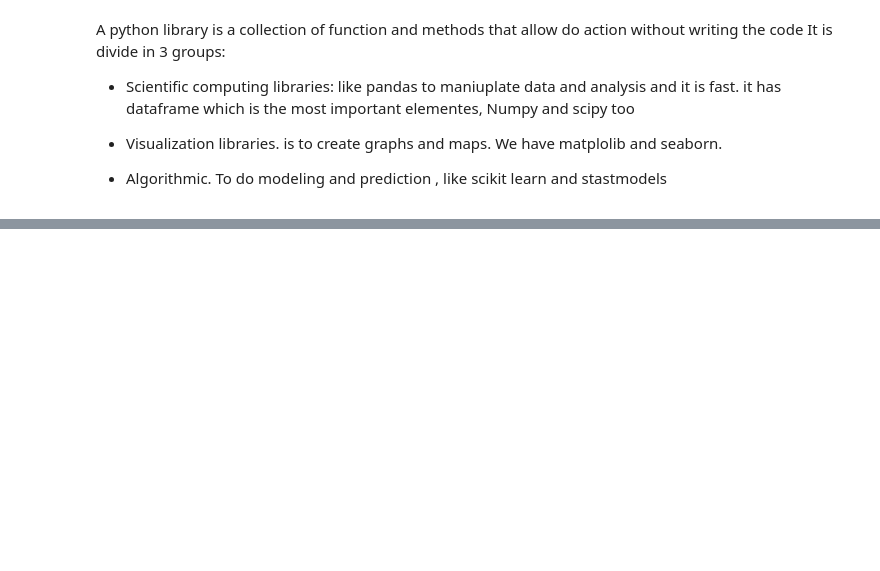
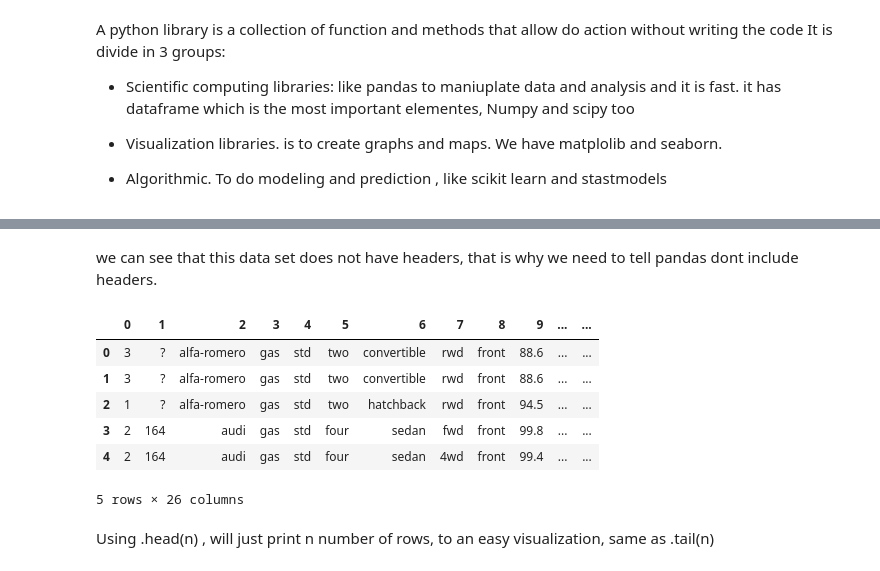
Before and after one commit to PosgradoMNA/actividades-de-aprendizaje-rafaelsangarcia, a Jupyter notebook: Semana4/IBM/IBM_Modulo1_A01182780.ipynb, the cells around one changed output, grey strips where cells are left out. Saved outputs shown, nothing was run; the diff lists cells and outputs as text; code cells hidden in the pictures; blank space fills up the shorter version.

```diff
--- a/Semana4/IBM/IBM_Modulo1_A01182780.ipynb
+++ b/Semana4/IBM/IBM_Modulo1_A01182780.ipynb
@@ -31,0 +49,15 @@ A python library is a collection of function and methods that allow do action wi
+# %% [markdown]
+we can see that this data set does not have headers, that is why we need to tell pandas dont include headers.
+# %%
+df = pd.read_csv(url, header = None)
+df.head()
+# %% [output]
+|  | 0 | 1 | 2 | 3 | 4 | 5 | 6 | 7 | 8 | 9 | ... | ... |
+| 0 | 3 | ? | alfa-romero | gas | std | two | convertible | rwd | front | 88.6 | ... | ... |
+| 1 | 3 | ? | alfa-romero | gas | std | two | convertible | rwd | front | 88.6 | ... | ... |
+| 2 | 1 | ? | alfa-romero | gas | std | two | hatchback | rwd | front | 94.5 | ... | ... |
+| 3 | 2 | 164 | audi | gas | std | four | sedan | fwd | front | 99.8 | ... | ... |
+| 4 | 2 | 164 | audi | gas | std | four | sedan | 4wd | front | 99.4 | ... | ... |
+5 rows × 26 columns
+# %% [markdown]
+Using .head(n) , will just print n number of rows, to an easy visualization, same as .tail(n)
```
Also changed, not shown: parts of 9 cells of this notebook.
